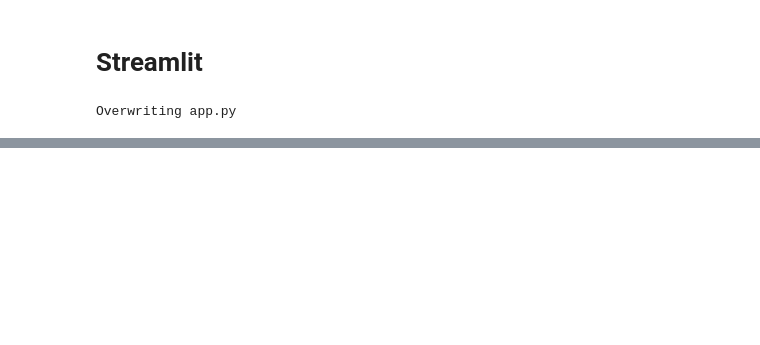
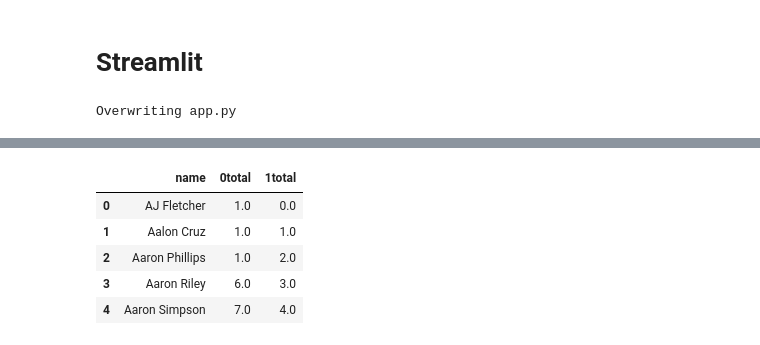
Before and after one commit to PacoRodriguezLozano/MoneyFighter, a Jupyter notebook: scraping_ufc.ipynb, the cells around one changed output, grey strips where cells are left out. Saved outputs shown, nothing was run; the diff lists cells and outputs as text; code cells hidden in the pictures; blank space fills up the shorter version.

```diff
--- a/scraping_ufc.ipynb
+++ b/scraping_ufc.ipynb
@@ -972,0 +1072,3 @@ Overwriting app.py
+# %%
+bouts = pd.read_csv('./bouts_UFC.csv')
+bouts.head()
@@ -972,0 +1082,12 @@ Overwriting app.py
+# %%
+num_ufc_bouts0 = pd.DataFrame(bouts.groupby('Fighter_0')['Fighter_0'].count())
+num_ufc_bouts1 = pd.DataFrame(bouts.groupby('Fighter_1')['Fighter_1'].count())
+
+num_ufc_bouts0.rename_axis('name', inplace = True)
+num_ufc_bouts1.rename_axis('name', inplace = True)
+
+num_ufc_bouts0.reset_index(inplace=True)
+num_ufc_bouts1.reset_index(inplace=True)
+
+num_ufc_bouts0.columns = ['name', '0total']
+num_ufc_bouts1.columns = ['name', '1total']
@@ -972,0 +1103,12 @@ Overwriting app.py
+# %%
+bouts_total = num_ufc_bouts0.merge(num_ufc_bouts1, how = 'outer')
+bouts_total.fillna(0, inplace = True)
+# %%
+bouts_total.head()
+# %% [output]
+|  | name | 0total | 1total |
+| 0 | AJ Fletcher | 1.0 | 0.0 |
+| 1 | Aalon Cruz | 1.0 | 1.0 |
+| 2 | Aaron Phillips | 1.0 | 2.0 |
+| 3 | Aaron Riley | 6.0 | 3.0 |
+| 4 | Aaron Simpson | 7.0 | 4.0 |
```
Also changed, not shown: parts of 48 cells of this notebook, 1 other file.
